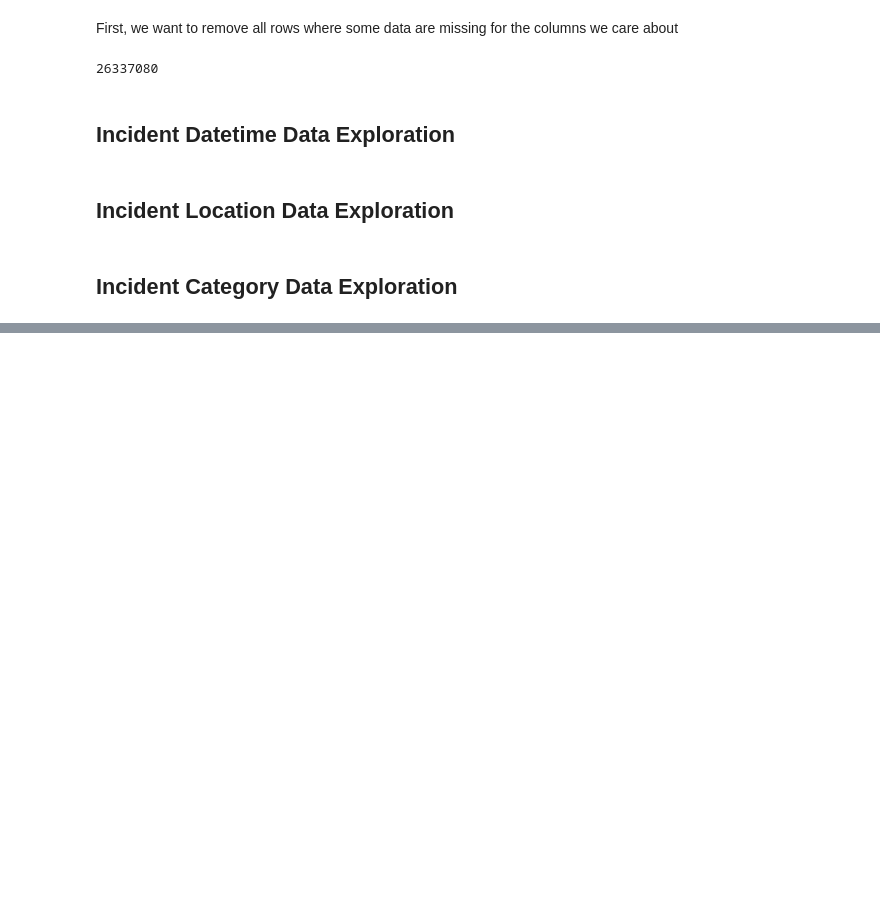
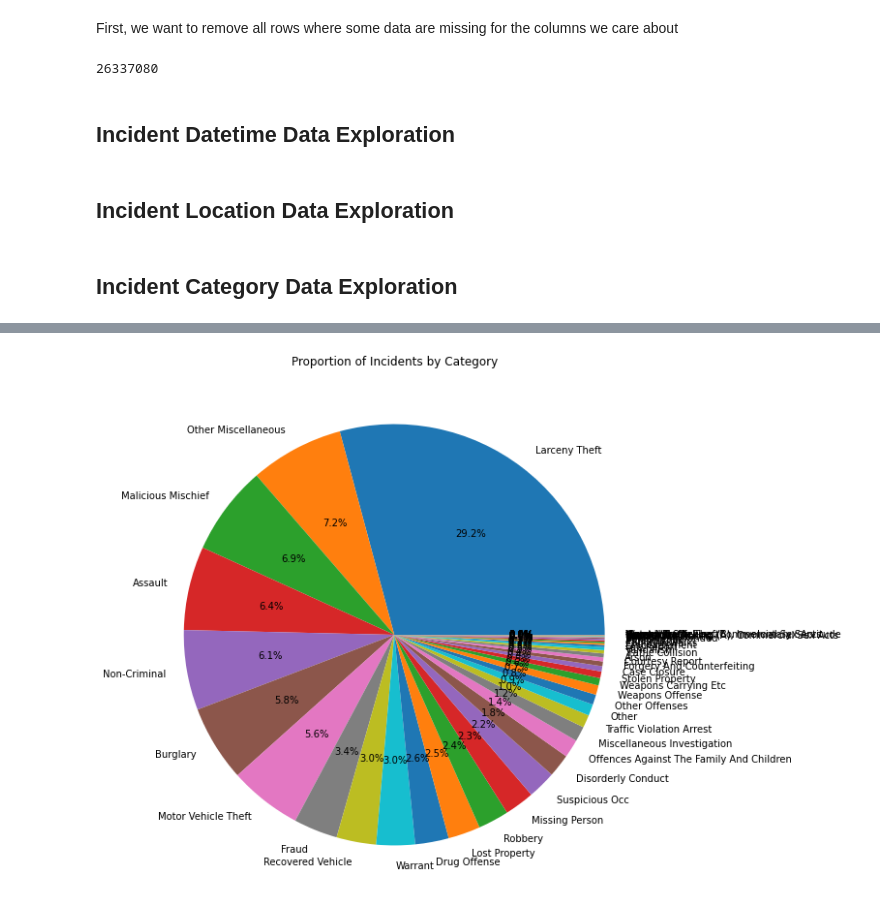
Before and after one commit to zhubzy/SF-Incident-Prediction, a Jupyter notebook: SF_Incident_Prediction.ipynb, the cells around one changed output, grey strips where cells are left out. Cells and saved outputs as stored; diff of their text form; code cells hidden in the pictures; blank space fills up the shorter version.

```diff
--- a/SF_Incident_Prediction.ipynb
+++ b/SF_Incident_Prediction.ipynb
@@ -70,0 +87,7 @@ df_cleaned.size
+# %%
+plt.figure(figsize=(10, 10))
+plt.pie(category_counts, labels=category_counts.index, autopct='%1.1f%%')
+plt.title('Proportion of Incidents by Category')
+plt.show()
+# %% [output]
+[figure, added]
```
Also changed, not shown: parts of 3 cells of this notebook.
